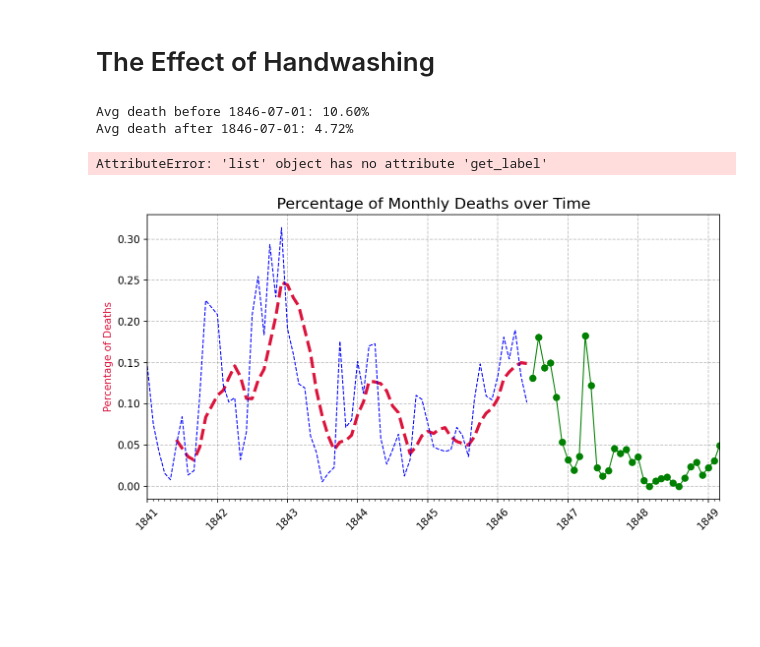
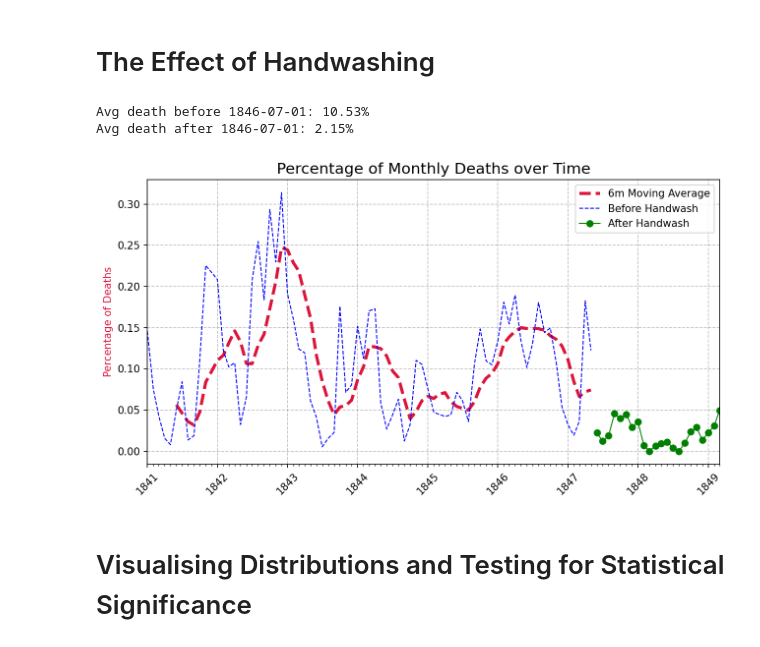
Before and after one commit to myself-Irfan/100_Python_Angela, a Jupyter notebook: 80.ipynb, the cells around one changed output. Drawn from its saved outputs; the diff is of its cells as text; code cells hidden in the pictures; blank space fills up the shorter version.

```diff
--- a/80.ipynb
+++ b/80.ipynb
@@ -258,8 +259,8 @@ if __name__ == '__main__':
     # challenge 1
     monthly_df['death_pct'] = monthly_df.deaths / monthly_df.births
 
-    before_wash = monthly_df[monthly_df.date < '1846-07-01']
-    after_wash = monthly_df[monthly_df.date >= '1846-07-01']
+    before_wash = monthly_df[monthly_df.date < '1847-06-01']
+    after_wash = monthly_df[monthly_df.date >= '1847-06-01']
 
     print(f'Avg death before 1846-07-01: {before_wash.deaths.sum() / before_wash.births.sum() * 100:.2f}%')
     print(f'Avg death after 1846-07-01: {after_wash.deaths.sum() / after_wash.births.sum() * 100:.2f}%')
@@ -311,34 +312,35 @@ if __name__ == '__main__':
     bwr_line, = plt.plot(
         before_wash_rolling.index,
         before_wash_rolling.death_pct,
         color='crimson',
         linewidth=3,
         linestyle='--',
         label='6m Moving Average'
     )
     bw_line, = plt.plot(
         before_wash.date,
         before_wash.death_pct,
         color='blue',
         linewidth=1,
         linestyle='--',
         label='Before Handwash'
     )
     aw_line, = plt.plot(
         after_wash.date,
         after_wash.death_pct,
         color='green',
         linewidth=1,
         marker='o',
         label='After Handwash'
     )
     plt.legend(
         handles=[bwr_line, bw_line, aw_line],
         fontsize=10
     )
     plt.show()
 # %% [output]
-Avg death before 1846-07-01: 10.60%
-Avg death after 1846-07-01: 4.72%
+Avg death before 1846-07-01: 10.53%
+Avg death after 1846-07-01: 2.15%
-AttributeError: 'list' object has no attribute 'get_label'
-[figure, old version]
+[figure, new version]
+# %% [markdown]
+# Visualising Distributions and Testing for Statistical Significance
```
Also changed, not shown: parts of 2 cells of this notebook.
